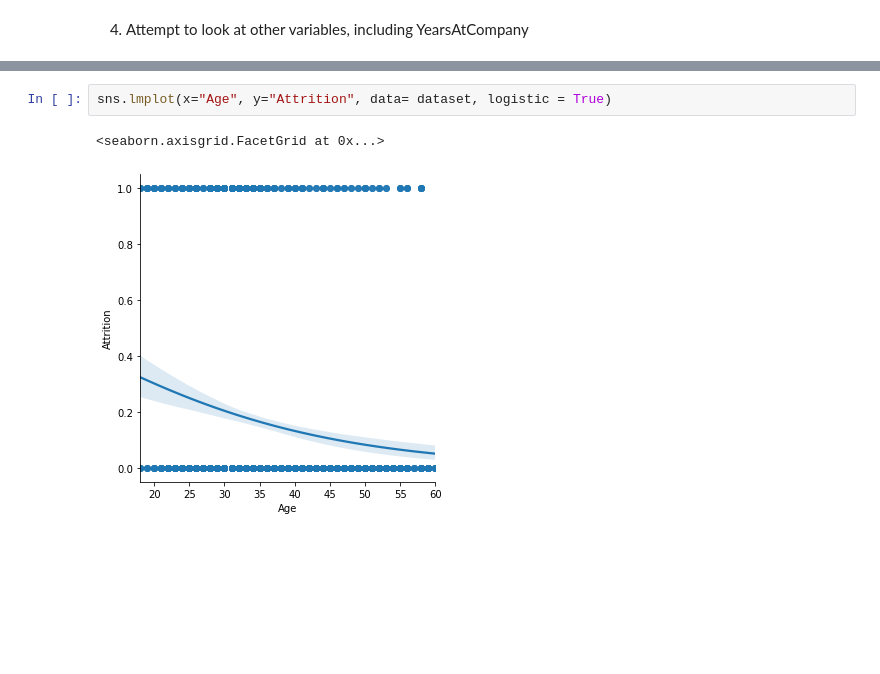
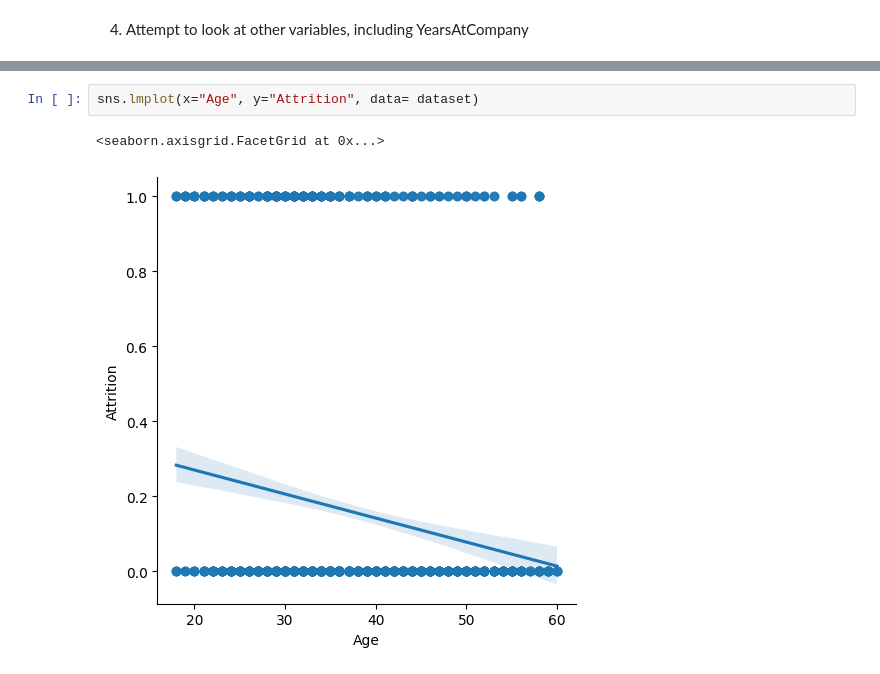
Before and after one commit to Jeffrey1712/Exploratory-Data-Analysis, a Jupyter notebook: 02c-Linear_relationships_solutions.ipynb, the cells around one changed output, grey strips where cells are left out. Cells and saved outputs as stored; diff of their text form; blank space fills up the shorter version.

```diff
--- a/02c-Linear_relationships_solutions.ipynb
+++ b/02c-Linear_relationships_solutions.ipynb
@@ -64,6 +64,6 @@ sns.lmplot(x="YearsAtCompany", y="Attrition", data= dataset, logistic = True)
 # %%
-sns.lmplot(x="Age", y="Attrition", data= dataset, logistic = True)
+sns.lmplot(x="Age", y="Attrition", data= dataset)
 # %% [output]
 <seaborn.axisgrid.FacetGrid at 0x...>
-[figure, old version]
+[figure, new version]
 # %%
```
Also changed, not shown: parts of 4 cells of this notebook.
